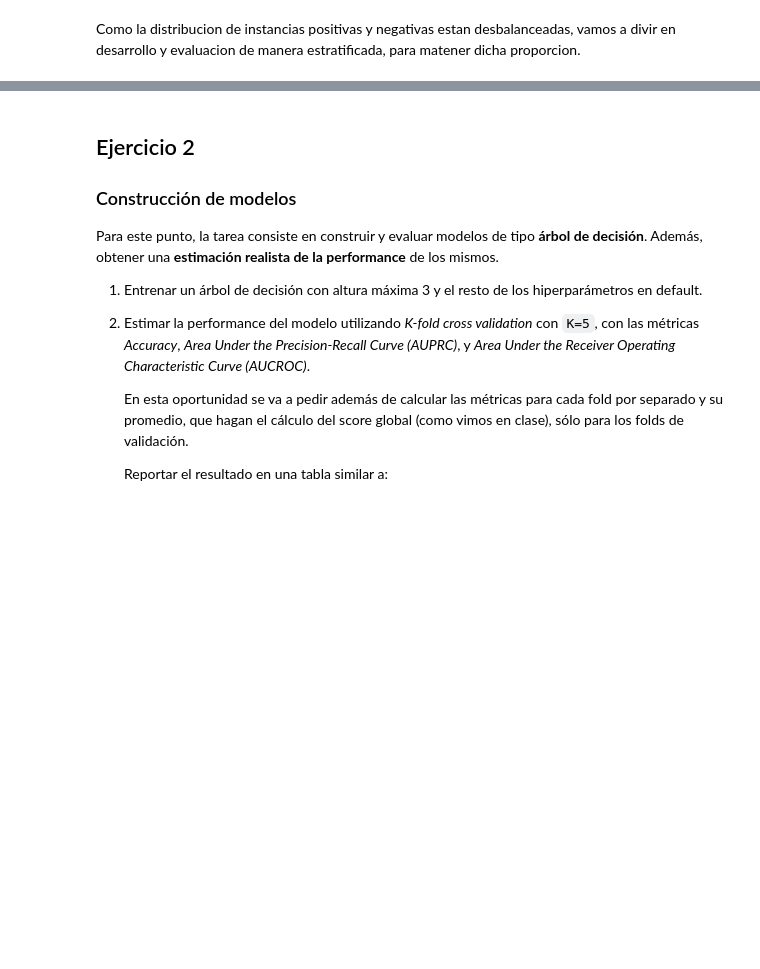
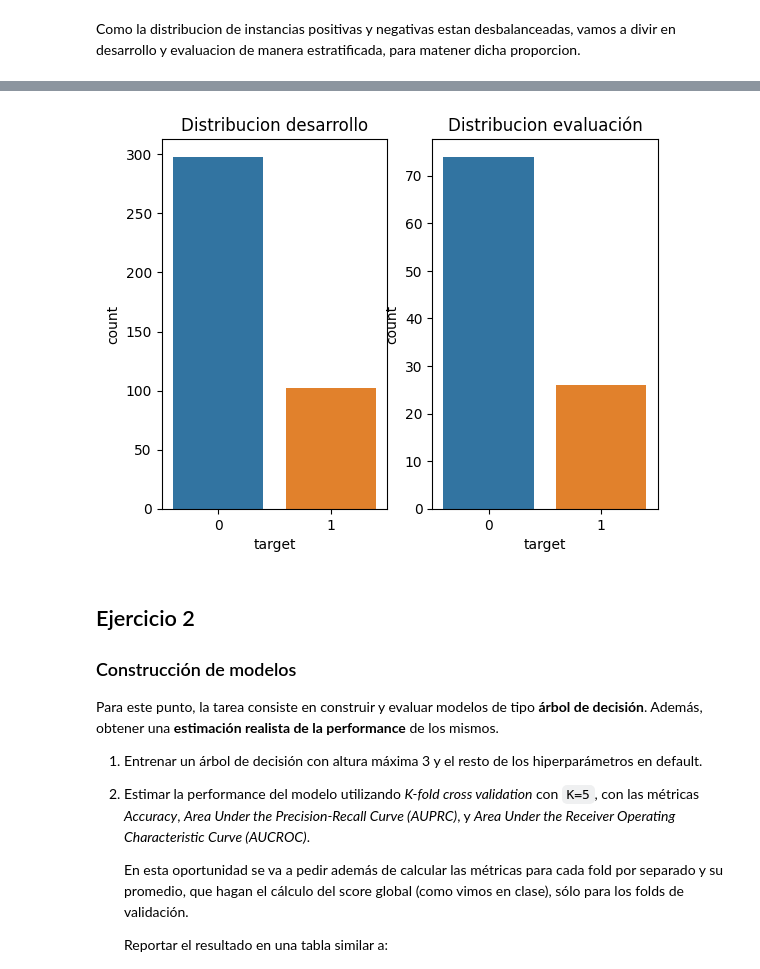
Before and after one commit to fourofclubs001/TP-Aprendizaje-Automatico, a Jupyter notebook: Enunciado.ipynb, the cells around one changed output, grey strips where cells are left out. Drawn from its saved outputs; the diff is of its cells as text; code cells hidden in the pictures; blank space fills up the shorter version.

```diff
--- a/Enunciado.ipynb
+++ b/Enunciado.ipynb
@@ -178,0 +157,11 @@ Evaluacion:
+# %%
+#Plots para visualizar que tanto el desarrollo como la evaluacion quedaron con la misma proporcion
+figure, axis = plt.subplots(1, 2)
+sns.countplot(x=df_desarrollo["target"],ax=axis[0])
+axis[0].set_title("Distribucion desarrollo")
+
+sns.countplot(x=df_evaluacion["target"],ax=axis[1])
+axis[1].set_title("Distribucion evaluación")
+plt.show()
+# %% [output]
+[figure, added]
```
Also changed, not shown: parts of 7 cells of this notebook.
